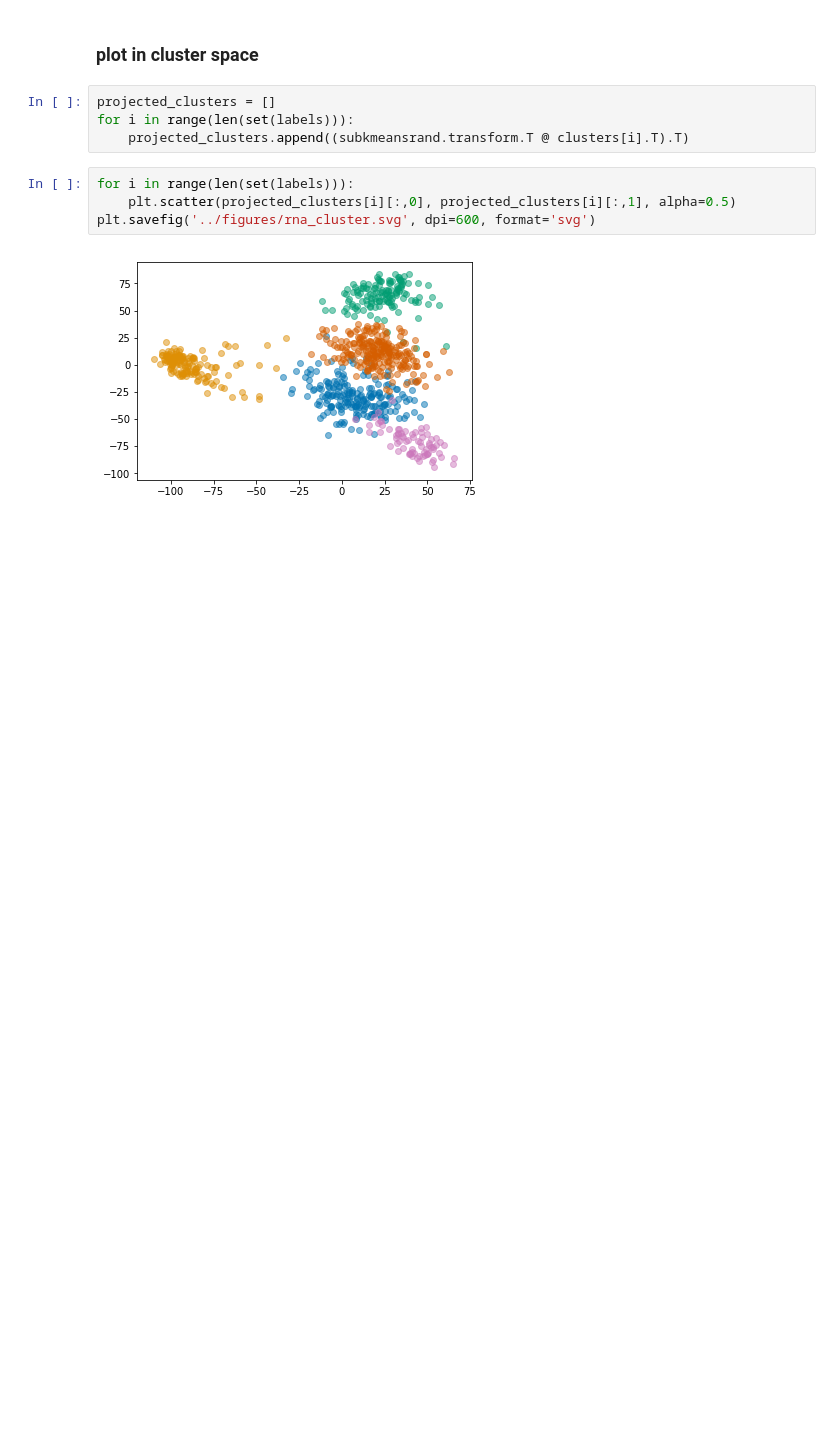
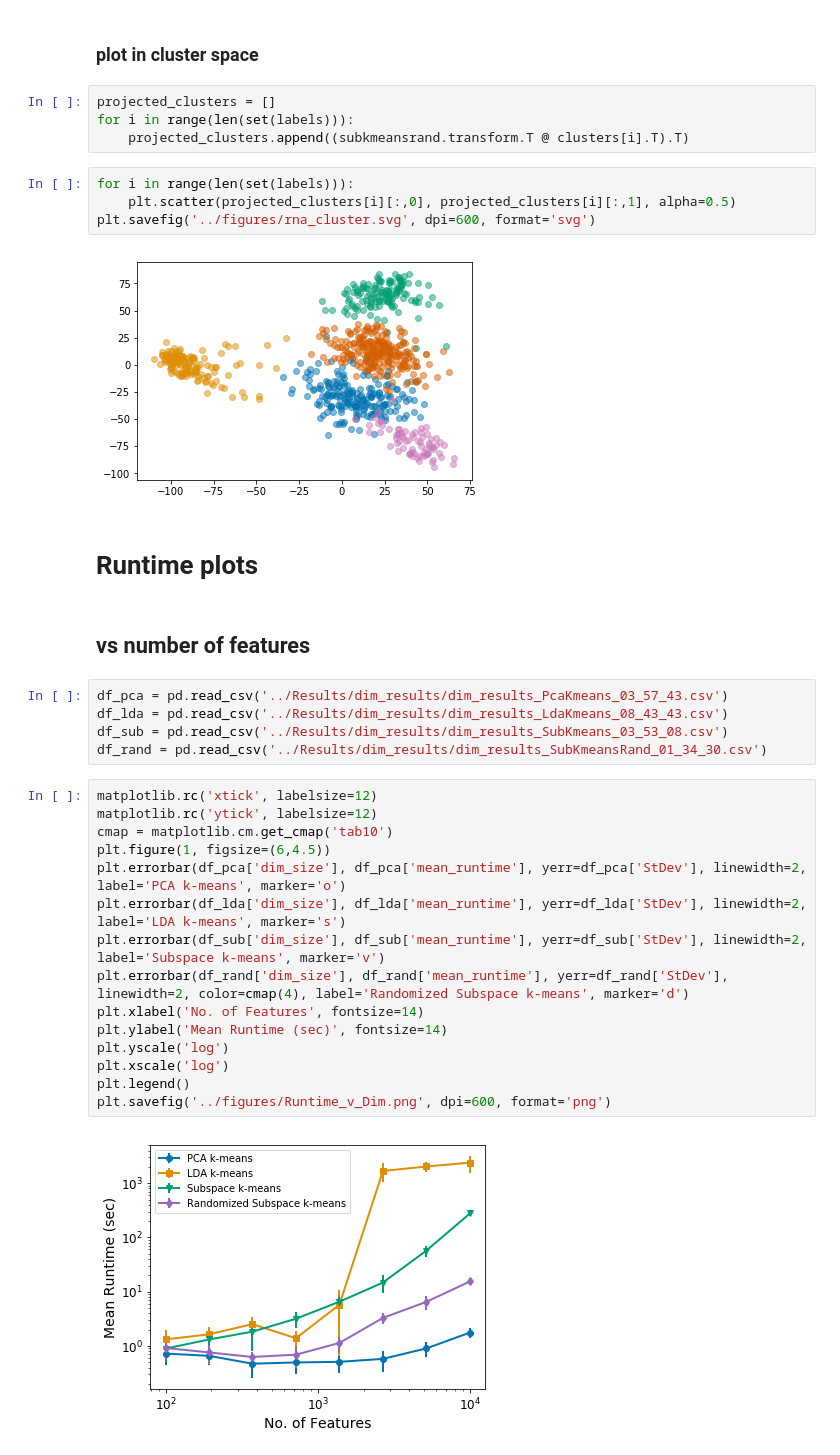
Before and after one commit to tvannoy/SubKMeans-randomized-SVD, a Jupyter notebook: Jupyter/visualizations.ipynb, the cells around one changed output. Cells and saved outputs as stored; diff of their text form; blank space fills up the shorter version.

```diff
--- a/Jupyter/visualizations.ipynb
+++ b/Jupyter/visualizations.ipynb
@@ -308,3 +309,29 @@ for i in range(len(set(labels))):
 plt.savefig('../figures/rna_cluster.svg', dpi=600, format='svg')
 # %% [output]
 [figure]
+# %% [markdown]
+# Runtime plots
+# %% [markdown]
+## vs number of features
+# %%
+df_pca = pd.read_csv('../Results/dim_results/dim_results_PcaKmeans_03_57_43.csv')
+df_lda = pd.read_csv('../Results/dim_results/dim_results_LdaKmeans_08_43_43.csv')
+df_sub = pd.read_csv('../Results/dim_results/dim_results_SubKmeans_03_53_08.csv')
+df_rand = pd.read_csv('../Results/dim_results/dim_results_SubKmeansRand_01_34_30.csv')
+# %%
+matplotlib.rc('xtick', labelsize=12)
+matplotlib.rc('ytick', labelsize=12)
+cmap = matplotlib.cm.get_cmap('tab10')
+plt.figure(1, figsize=(6,4.5))
+plt.errorbar(df_pca['dim_size'], df_pca['mean_runtime'], yerr=df_pca['StDev'], linewidth=2, label='PCA k-means', marker='o')
+plt.errorbar(df_lda['dim_size'], df_lda['mean_runtime'], yerr=df_lda['StDev'], linewidth=2, label='LDA k-means', marker='s')
+plt.errorbar(df_sub['dim_size'], df_sub['mean_runtime'], yerr=df_sub['StDev'], linewidth=2, label='Subspace k-means', marker='v')
+plt.errorbar(df_rand['dim_size'], df_rand['mean_runtime'], yerr=df_rand['StDev'], linewidth=2, color=cmap(4), label='Randomized Subspace k-means', marker='d')
+plt.xlabel('No. of Features', fontsize=14)
+plt.ylabel('Mean Runtime (sec)', fontsize=14)
+plt.yscale('log')
+plt.xscale('log')
+plt.legend()
+plt.savefig('../figures/Runtime_v_Dim.png', dpi=600, format='png')
+# %% [output]
+[figure, added]
```
Also changed, not shown: parts of 4 cells of this notebook.
